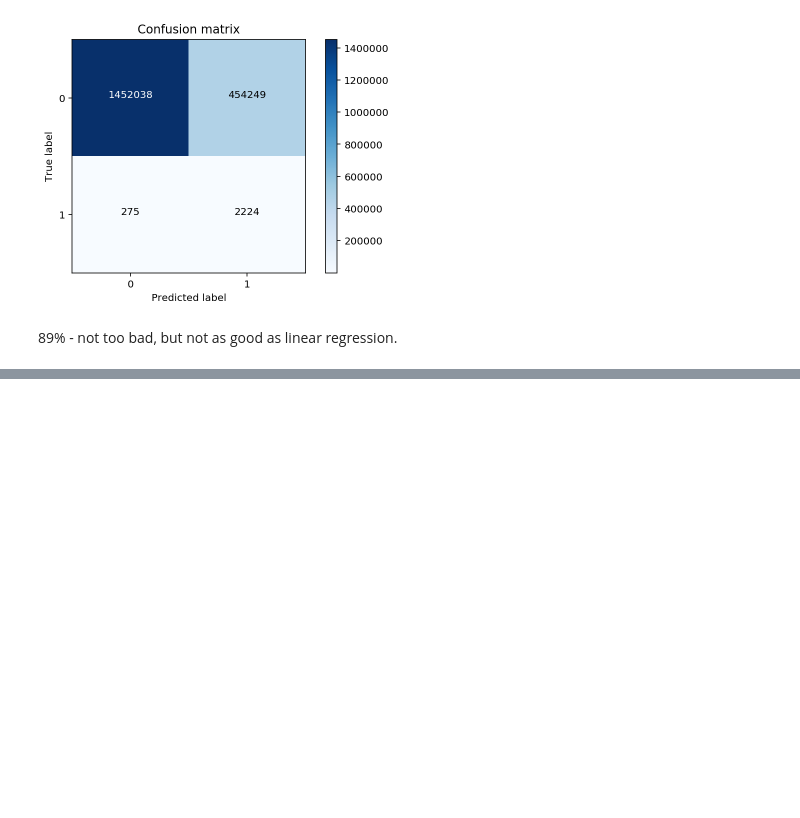
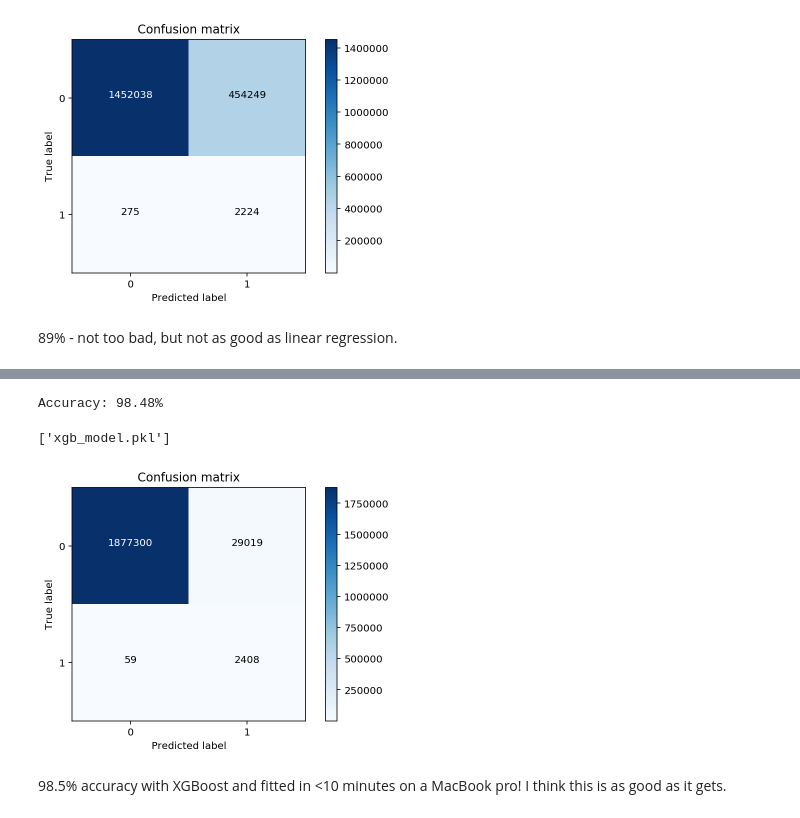
Before and after one commit to scheckley/bank_fraud_tensor, a Jupyter notebook: scratch-scikit.ipynb, the cells around one changed output, grey strips where cells are left out. Cells and saved outputs as stored; diff of their text form; code cells hidden in the pictures; blank space fills up the shorter version.

Commit message:
updated scikit learn notebook with xgboost and a new best accuracy of 98.5%.

```diff
--- a/scratch-scikit.ipynb
+++ b/scratch-scikit.ipynb
@@ -554,0 +559,8 @@ Recall metric in the testing dataset:  0.8899559823929571
+# %%
+reg = xgb.XGBRegressor(n_estimators=25, max_depth=12, learning_rate=0.1, subsample=1, colsample_bytree=0.9, random_state=8418, eval_metric='rmse',n_jobs=4)
+# %%
+tic()
+reg.fit(X_train, y_train_resampled)
+
+y_pred = reg.predict(X_test)
+toc()
@@ -554,0 +569,21 @@ Recall metric in the testing dataset:  0.8899559823929571
+# %%
+predictions = [round(value) for value in y_pred]
+# evaluate predictions
+accuracy = accuracy_score(y_test, predictions)
+print("Accuracy: %.2f%%" % (accuracy * 100.0))
+# %% [output]
+Accuracy: 98.48%
+# %%
+joblib.dump(reg, 'xgb_model.pkl')
+# %% [output]
+['xgb_model.pkl']
+# %%
+dat = confusion_matrix(y_test, predictions)
+
+plot_confusion_matrix(
+    dat, classes=[0,1], title='Confusion matrix')
+plt.show()
+# %% [output]
+[figure, added]
+# %% [markdown]
+98.5% accuracy with XGBoost and fitted in <10 minutes on a MacBook pro!  I think this is as good as it gets.
```
Also changed, not shown: parts of 3 cells of this notebook, 1 other file.
